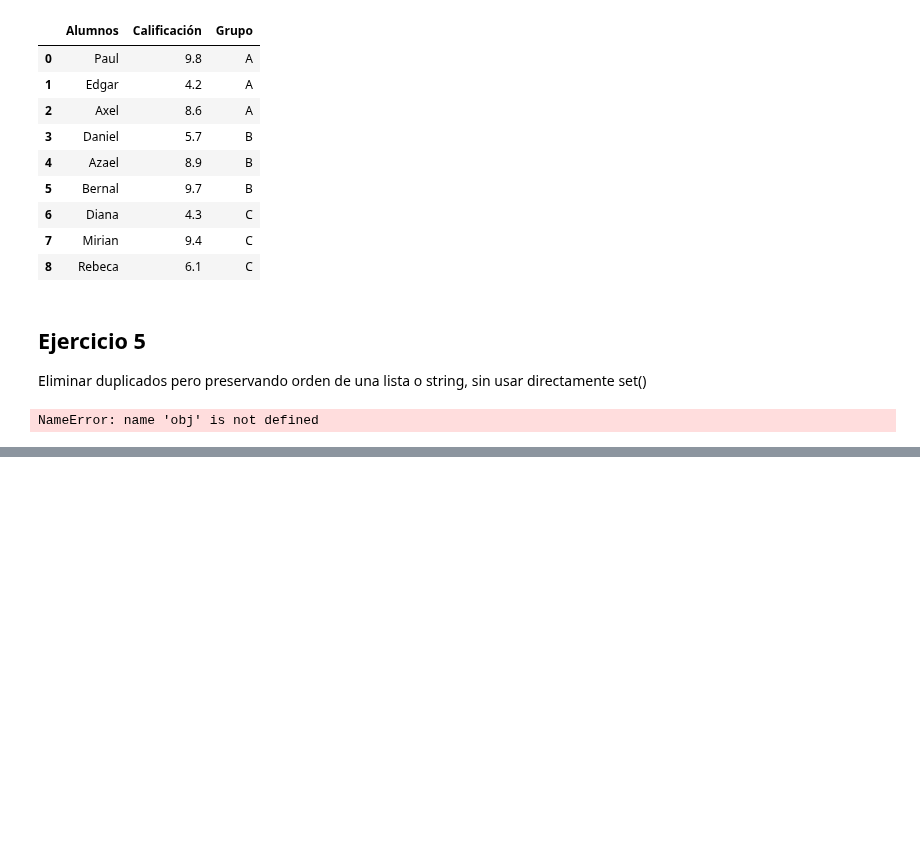
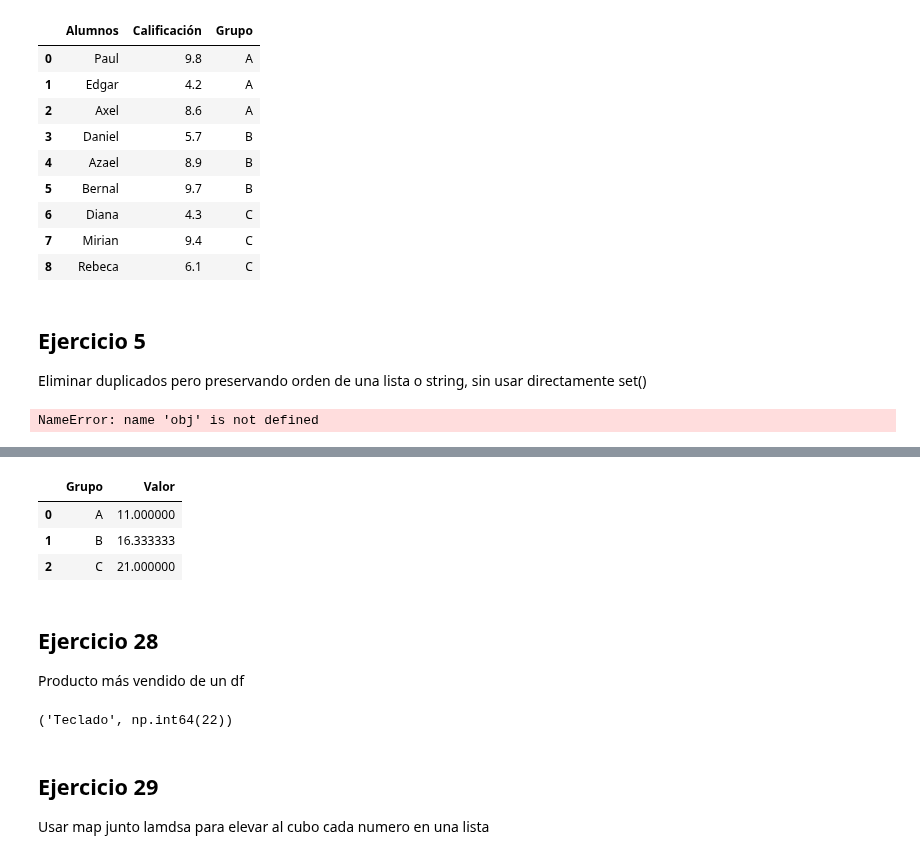
Before and after one commit to Fernando-JAL/Neurociencias-2026-1, a Jupyter notebook: S05_tareas/TAREA 2do parcial.ipynb, the cells around one changed output, grey strips where cells are left out. Saved outputs shown, nothing was run; the diff lists cells and outputs as text; code cells hidden in the pictures; blank space fills up the shorter version.

```diff
--- a/S05_tareas/TAREA 2do parcial.ipynb
+++ b/S05_tareas/TAREA 2do parcial.ipynb
@@ -469,0 +711,14 @@ NameError: name 'obj' is not defined
+# %%
+ datos = {
+        'Grupo': ['A', 'B', 'A', 'B', 'A', 'C', 'C', 'B'],
+        'Valor': [10, 15, 12, 18, 11, 20, 22, 16]
+    }
+ ex27_groupby_mean_value(datos)
+# %% [output]
+|  | Grupo | Valor |
+| 0 | A | 11.000000 |
+| 1 | B | 16.333333 |
+| 2 | C | 21.000000 |
+# %% [markdown]
+## Ejercicio 28
+Producto más vendido de un df
@@ -469,0 +732,10 @@ NameError: name 'obj' is not defined
+# %%
+datos_ventas = {
+        'Producto': ['Laptop', 'Teclado', 'Mouse', 'Laptop', 'Monitor', 'Teclado', 'Laptop'],
+        'Cantidad': [5, 10, 15, 8, 3, 12, 7]}
+ex28_most_sold_product_from_sales_df(datos_ventas)
+# %% [output]
+('Teclado', np.int64(22))
+# %% [markdown]
+## Ejercicio 29
+Usar map junto lamdsa para elevar al cubo cada numero en una lista
```
Also changed, not shown: parts of 63 cells of this notebook.
